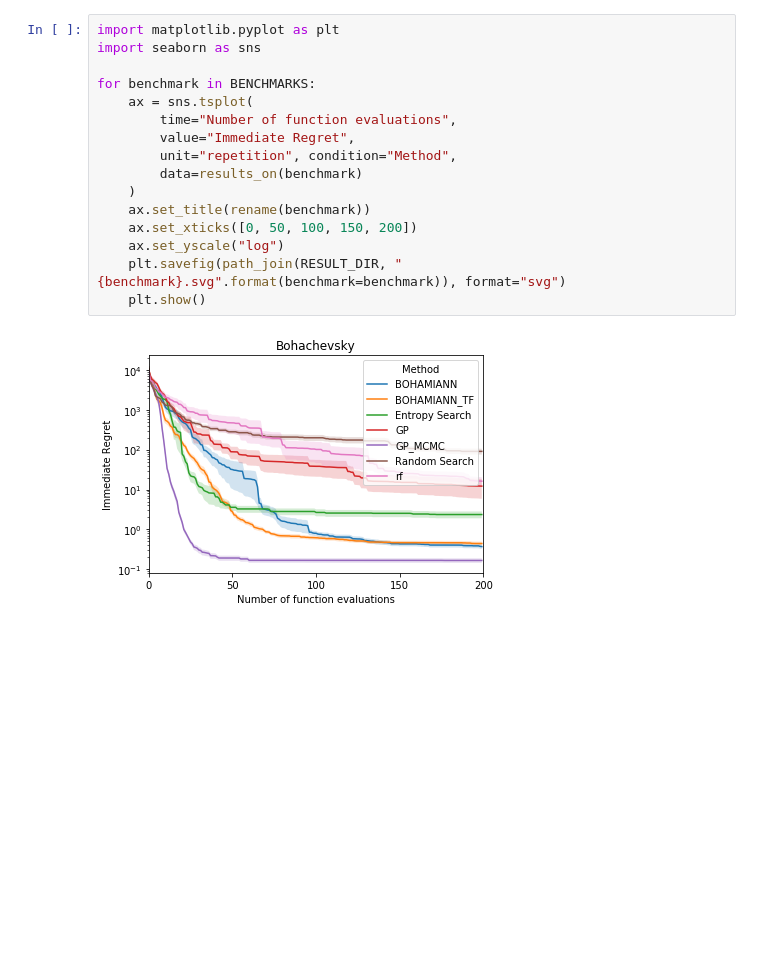
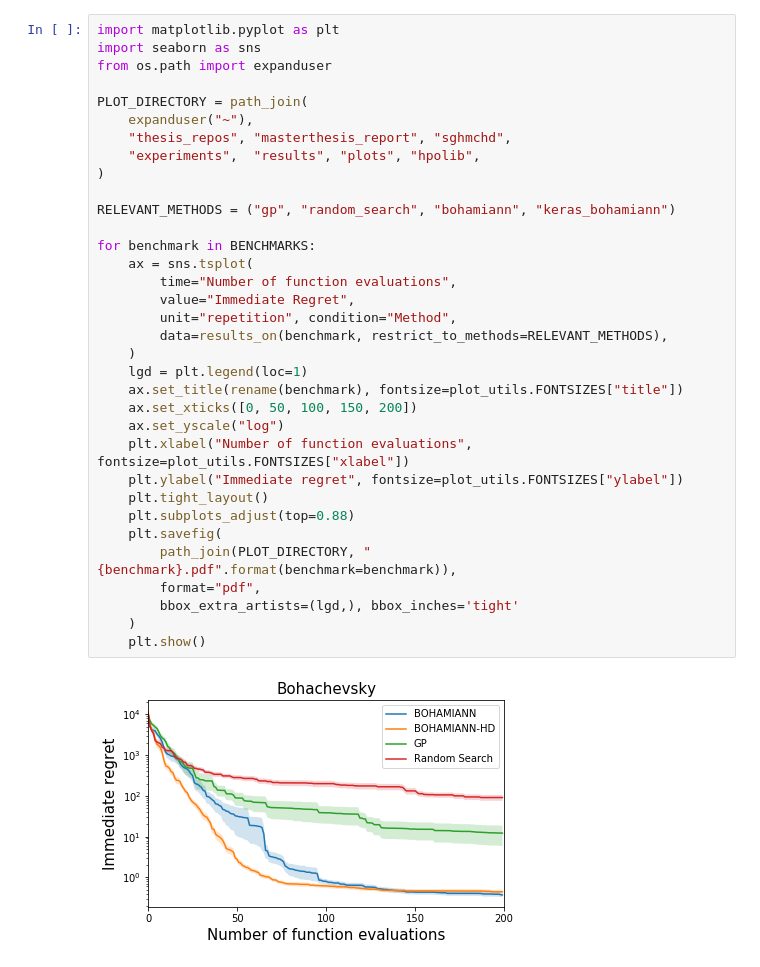
Before and after one commit to MFreidank/pysgmcmc_experiments, a Jupyter notebook: docs/source/notebooks/HPOLib.ipynb, the cells around one changed output. Cells and saved outputs as stored; diff of their text form; blank space fills up the shorter version.

Commit message:
HPOLIB

```diff
--- a/docs/source/notebooks/HPOLib.ipynb
+++ b/docs/source/notebooks/HPOLib.ipynb
@@ -98,18 +86,36 @@ def results_on(benchmark):
 # %%
 import matplotlib.pyplot as plt
 import seaborn as sns
+from os.path import expanduser
+
+PLOT_DIRECTORY = path_join(
+    expanduser("~"),
+    "thesis_repos", "masterthesis_report", "sghmchd",
+    "experiments",  "results", "plots", "hpolib",
+)
+
+RELEVANT_METHODS = ("gp", "random_search", "bohamiann", "keras_bohamiann")
 
 for benchmark in BENCHMARKS:
     ax = sns.tsplot(
         time="Number of function evaluations",
         value="Immediate Regret",
         unit="repetition", condition="Method",
-        data=results_on(benchmark)
+        data=results_on(benchmark, restrict_to_methods=RELEVANT_METHODS),
     )
-    ax.set_title(rename(benchmark))
+    lgd = plt.legend(loc=1)
+    ax.set_title(rename(benchmark), fontsize=plot_utils.FONTSIZES["title"])
     ax.set_xticks([0, 50, 100, 150, 200])
     ax.set_yscale("log")
-    plt.savefig(path_join(RESULT_DIR, "{benchmark}.svg".format(benchmark=benchmark)), format="svg")
+    plt.xlabel("Number of function evaluations", fontsize=plot_utils.FONTSIZES["xlabel"])
+    plt.ylabel("Immediate regret", fontsize=plot_utils.FONTSIZES["ylabel"])
+    plt.tight_layout()
+    plt.subplots_adjust(top=0.88)
+    plt.savefig(
+        path_join(PLOT_DIRECTORY, "{benchmark}.pdf".format(benchmark=benchmark)),
+        format="pdf",
+        bbox_extra_artists=(lgd,), bbox_inches='tight'
+    )
     plt.show()
 # %% [output]
-[figure, old version]
+[figure, new version]
```
Also changed, not shown: parts of 2 cells of this notebook.
